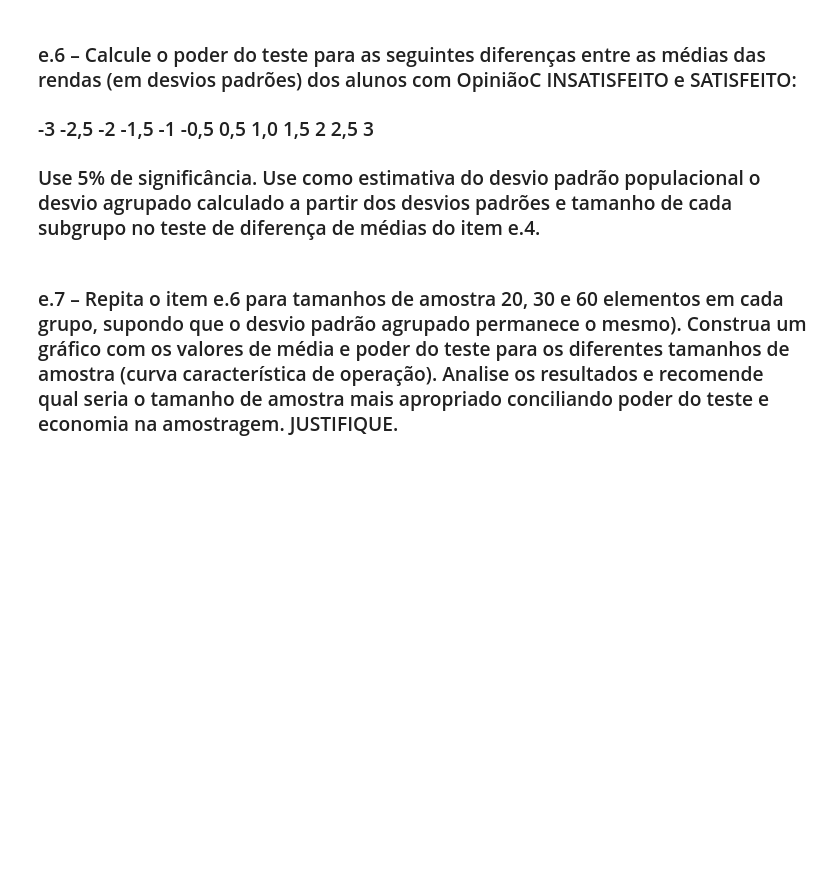
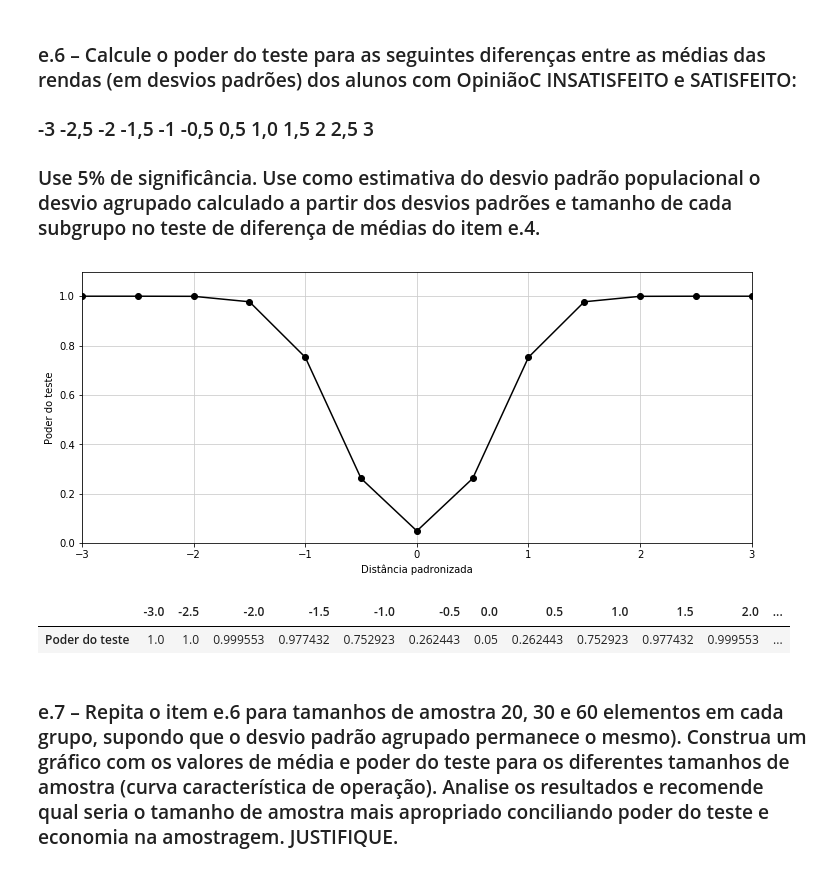
Before and after one commit to cleberjamaral/EstatisticaTYU, a Jupyter notebook: Python_Lista3/T3 - P4 Análise da variável Renda em função da variável Opinião.ipynb, the cells around one changed output. Drawn from its saved outputs; the diff is of its cells as text; code cells hidden in the pictures; blank space fills up the shorter version.

```diff
--- a/Python_Lista3/T3 - P4 Análise da variável Renda em função da variável Opinião.ipynb
+++ b/Python_Lista3/T3 - P4 Análise da variável Renda em função da variável Opinião.ipynb
@@ -210,5 +220,37 @@ Como as variâncias são diferentes, será escolhido o teste t para 2 amostras i
 ### e.6 – Calcule o poder do teste para as seguintes diferenças entre as médias das rendas (em desvios padrões) dos alunos com OpiniãoC INSATISFEITO e SATISFEITO:
 ### -3 -2,5 -2 -1,5 -1 -0,5 0,5 1,0 1,5 2 2,5 3
 ### Use 5% de significância. Use como estimativa do desvio padrão populacional o desvio agrupado calculado a partir dos desvios padrões e tamanho de cada subgrupo no teste de diferença de médias do item e.4.
+# %%
+distances = np.arange(-3, 3.5, 0.5)
+poderes = [power.tt_ind_solve_power(effect_size=d, nobs1=15, ratio=1, alpha=0.05) for d in distances]
+
+# Insere os samples num dataframe
+df_poderes_e6 = pd.DataFrame(poderes)
+df_poderes_e6.columns = ["Poder do teste"]
+df_poderes_e6.index = distances
+
+# Grava a tabela em um arquivo csv
+df_poderes_e6.T.to_csv("Dados\Q4e6.csv", encoding='utf-8', index=True)
+
+fig, ax = plt.subplots(figsize=(12,5))
+
+ax.plot(distances, poderes, color="black", marker="o")
+ax.set(xbound =(-3, 3), ybound = (0,1.1))
+
+ax.set(xlabel="Distância padronizada", ylabel="Poder do teste", title="")
+ax.grid(color=default_grid_color)
+
+# for x,y in zip(distances, poderes):
+#     ax.annotate("({0:.1f}, {1:.2f})".format(x,y), xy=(x+0.1, y+0.04), textcoords='data', size=9)
+
+# Salva figura na pasta dedicada
+plt.savefig('Dados\Q4e6.png', bbox_inches='tight', dpi=dpi)
+# %% [output]
+[figure, added]
+# %%
+df_poderes_e6.T
+# %% [output]
+|  | -3.0 | -2.5 | -2.0 | -1.5 | -1.0 | -0.5 | 0.0 | 0.5 | 1.0 | 1.5 | 2.0 | ... |
+| Poder do teste | 1.0 | 1.0 | 0.999553 | 0.977432 | 0.752923 | 0.262443 | 0.05 | 0.262443 | 0.752923 | 0.977432 | 0.999553 | ... |
 # %% [markdown]
 ### e.7 – Repita o item e.6 para tamanhos de amostra 20, 30 e 60 elementos em cada grupo, supondo que o desvio padrão agrupado permanece o mesmo). Construa um gráfico com os valores de média e poder do teste para os diferentes tamanhos de amostra (curva característica de operação). Analise os resultados e recomende qual seria o tamanho de amostra mais apropriado conciliando poder do teste e economia na amostragem. JUSTIFIQUE.
```
Also changed, not shown: parts of 8 cells of this notebook, 4 other files.
